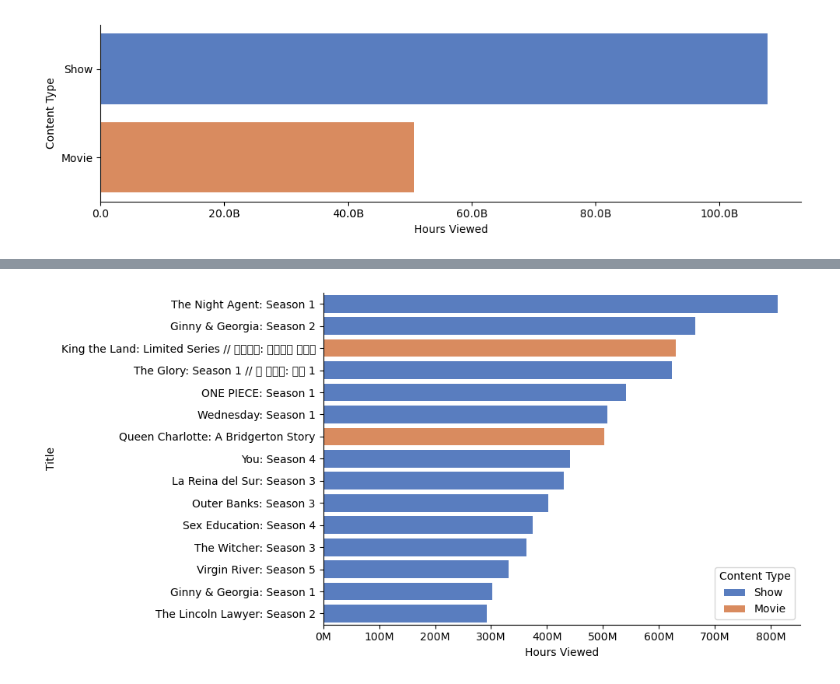
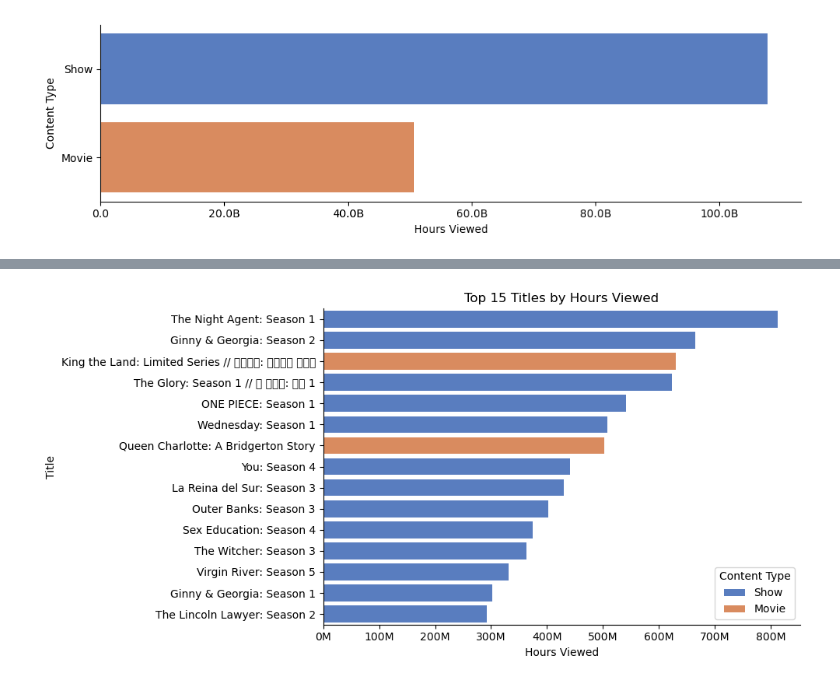
Before and after one commit to modyreturn/Netflix-Analysis, a Jupyter notebook: 3_Hours_Viewed_Analysis.ipynb, the cells around one changed output, grey strips where cells are left out. Cells and saved outputs as stored; diff of their text form; code cells hidden in the pictures.

Commit message:
3_Hours_Viewed_Analysis

```diff
--- a/3_Hours_Viewed_Analysis.ipynb
+++ b/3_Hours_Viewed_Analysis.ipynb
@@ -170,28 +170,30 @@ top_15_viewed
 # %%
 plt.figure(figsize=(10, 5))
 
 sns.barplot(data=top_15_viewed,
                 x='Hours Viewed',
                 y='Title',
                 hue='Content Type',
                 palette=sns.color_palette('muted'),
 
                 )
 
 def billion_formatter(value, params):
     """Formats tick labels to display billions with abbreviation."""
     if value >= 1e9:
         return f"{value / 1e9:.1f}B"
     elif value <= 1e9:
         return f"{value / 1e6:.0f}M"
     else:
         return f"{value:.1f}"
 # Format y-axis tick labels
 plt.gca().xaxis.set_major_formatter(billion_formatter)
 
+plt.title('Top 15 Titles by Hours Viewed')
+
 
 sns.despine()
 plt.tight_layout()
 plt.show()
 # %% [output]
-[figure, old version]
+[figure, new version]
```
